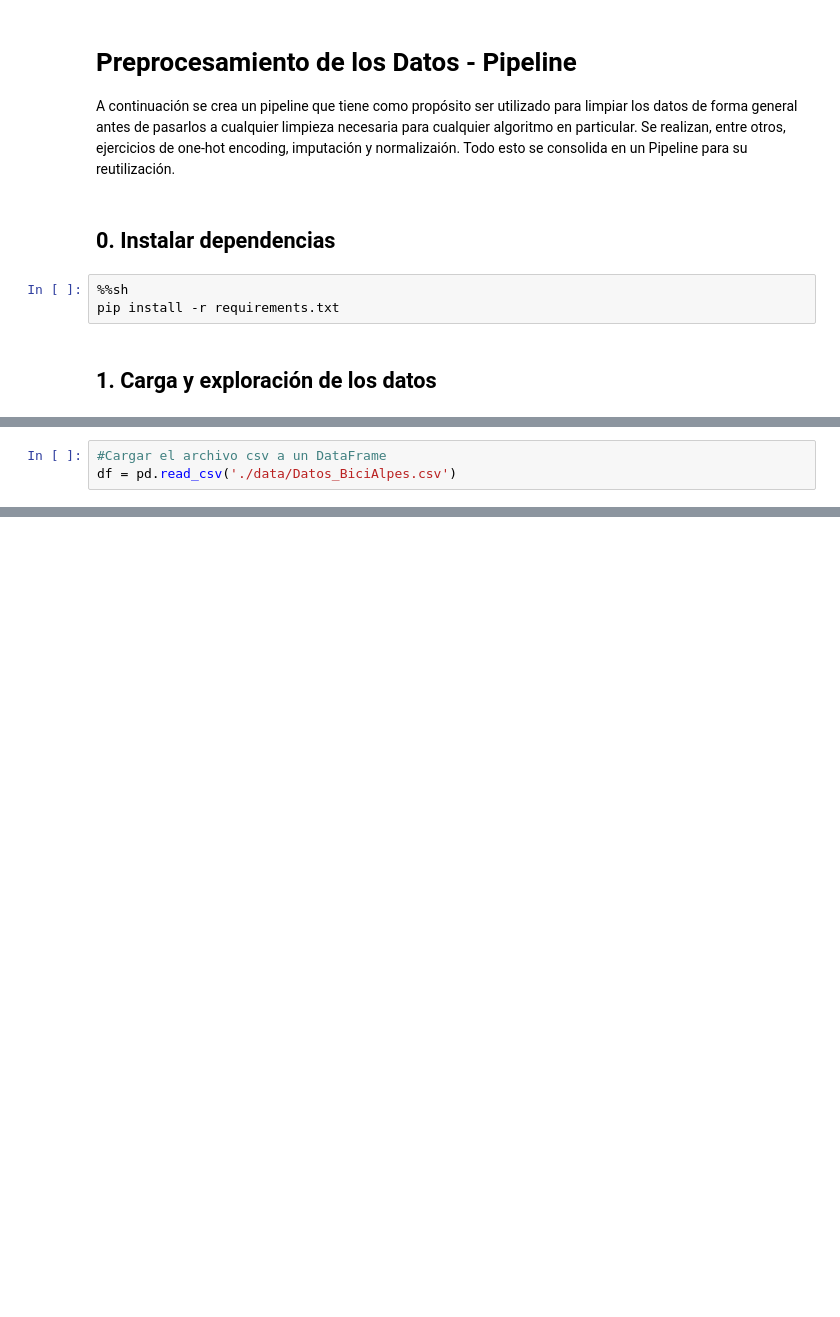
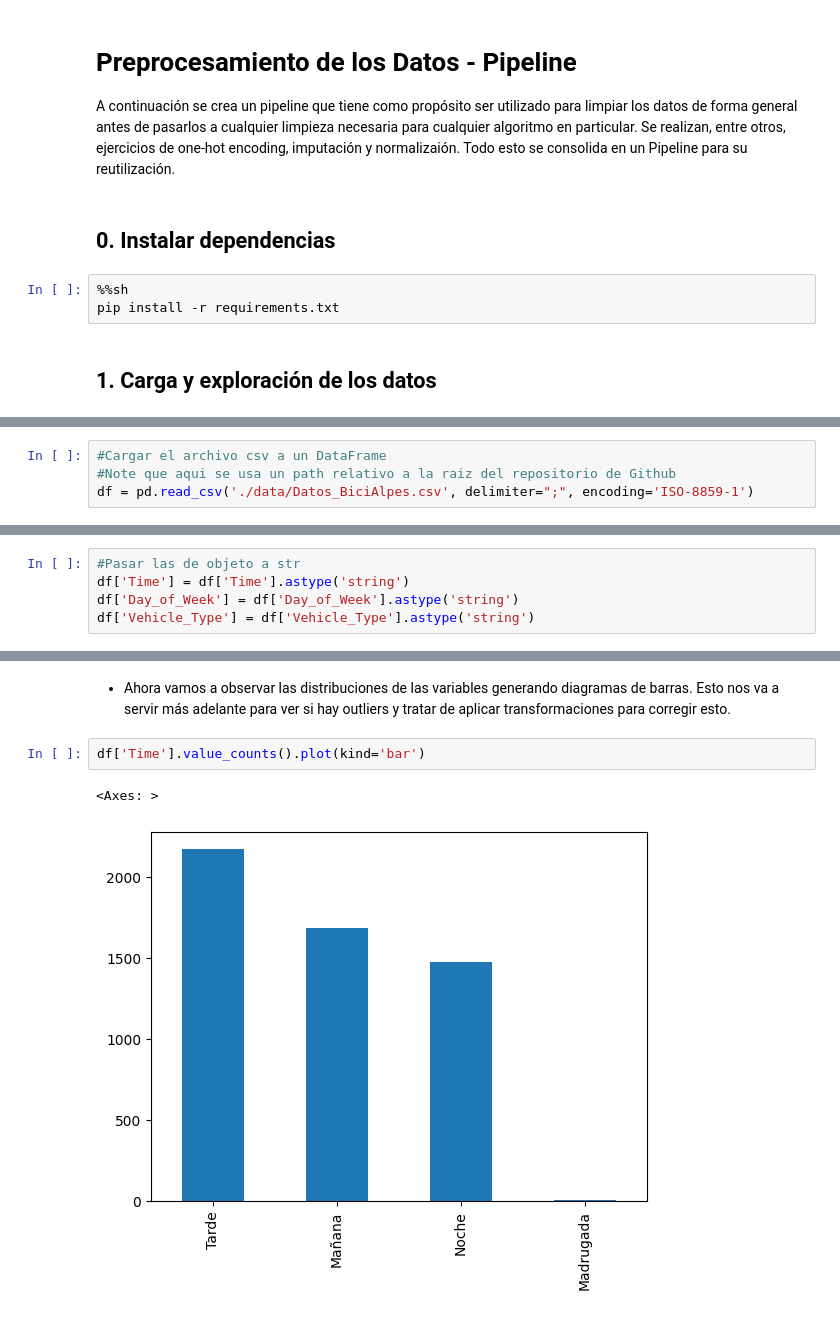
Before and after one commit to uniandes-data-wizards/laboratory-01, a Jupyter notebook: preprocessing_pipeline.ipynb, the cells around one changed output, grey strips where cells are left out. Drawn from its saved outputs; the diff is of its cells as text; blank space fills up the shorter version.

```diff
--- a/preprocessing_pipeline.ipynb
+++ b/preprocessing_pipeline.ipynb
@@ -16,3 +14,4 @@ ModuleNotFoundError: No module named 'pandas'
 # %%
 #Cargar el archivo csv a un DataFrame
-df = pd.read_csv('./data/Datos_BiciAlpes.csv')
+#Note que aqui se usa un path relativo a la raiz del repositorio de Github
+df = pd.read_csv('./data/Datos_BiciAlpes.csv', delimiter=";", encoding='ISO-8859-1')
@@ -23,0 +61,5 @@ NameError: name 'pd' is not defined
+# %%
+#Pasar las de objeto a str
+df['Time'] = df['Time'].astype('string')
+df['Day_of_Week'] = df['Day_of_Week'].astype('string')
+df['Vehicle_Type'] = df['Vehicle_Type'].astype('string')
@@ -23,0 +86,7 @@ NameError: name 'pd' is not defined
+# %% [markdown]
+* Ahora vamos a observar las distribuciones de las variables generando diagramas de barras. Esto nos va a servir más adelante para ver si hay outliers y tratar de aplicar transformaciones para corregir esto.
+# %%
+df['Time'].value_counts().plot(kind='bar')
+# %% [output]
+<Axes: >
+[figure, added]
```
Also changed, not shown: parts of 24 cells of this notebook.
